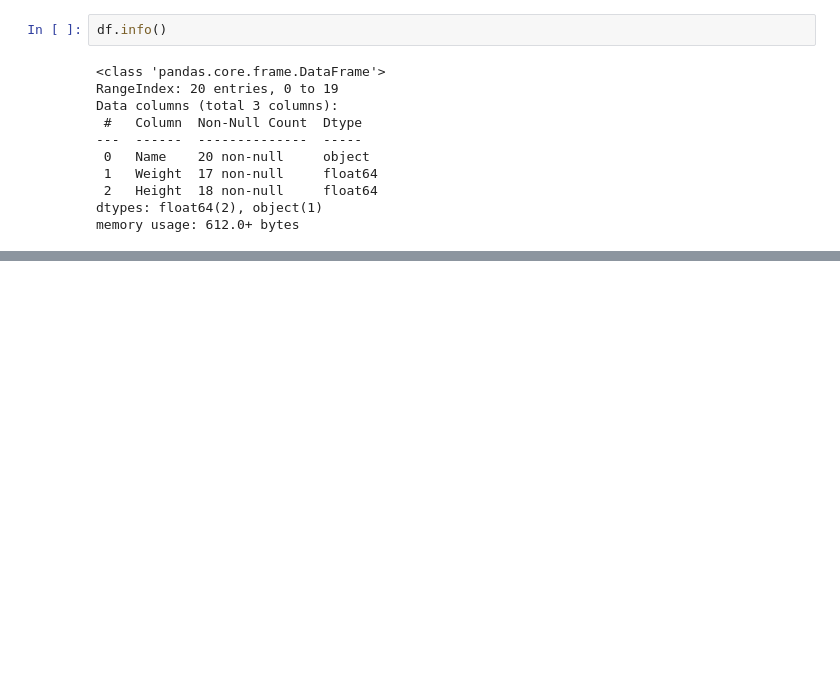
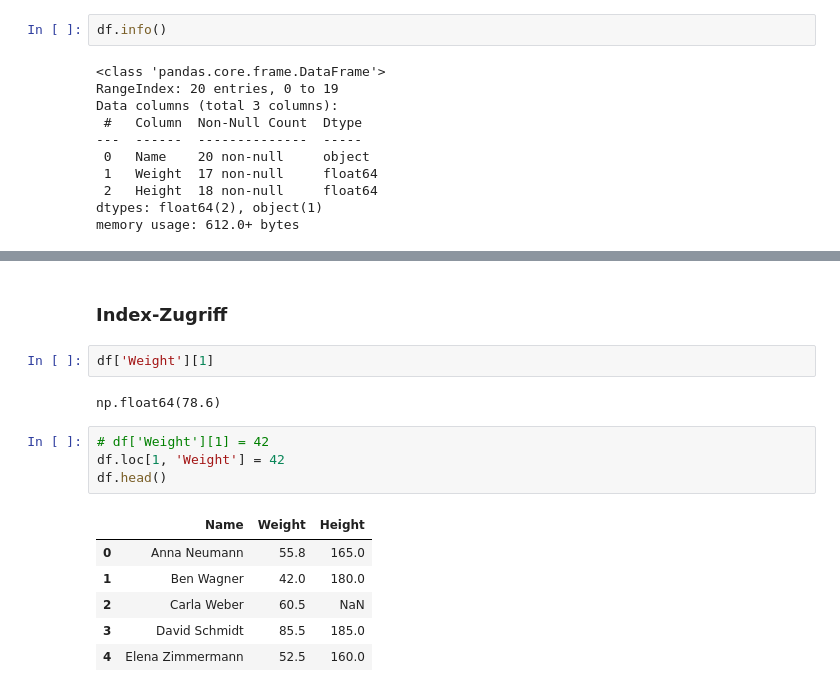
Before and after one commit to Javacream/org.javacream.training.python, a Jupyter notebook: DataAnalysis/first_data_analysis.ipynb, the cells around one changed output, grey strips where cells are left out. Drawn from its saved outputs; the diff is of its cells as text; blank space fills up the shorter version.

```diff
--- a/DataAnalysis/first_data_analysis.ipynb
+++ b/DataAnalysis/first_data_analysis.ipynb
@@ -157,0 +188,17 @@ dtype: object
+# %% [markdown]
+### Index-Zugriff
+# %%
+df['Weight'][1]
+# %% [output]
+np.float64(78.6)
+# %%
+# df['Weight'][1] = 42
+df.loc[1, 'Weight'] = 42
+df.head()
+# %% [output]
+|  | Name | Weight | Height |
+| 0 | Anna Neumann | 55.8 | 165.0 |
+| 1 | Ben Wagner | 42.0 | 180.0 |
+| 2 | Carla Weber | 60.5 | NaN |
+| 3 | David Schmidt | 85.5 | 185.0 |
+| 4 | Elena Zimmermann | 52.5 | 160.0 |
```
Also changed, not shown: parts of 19 cells of this notebook.
